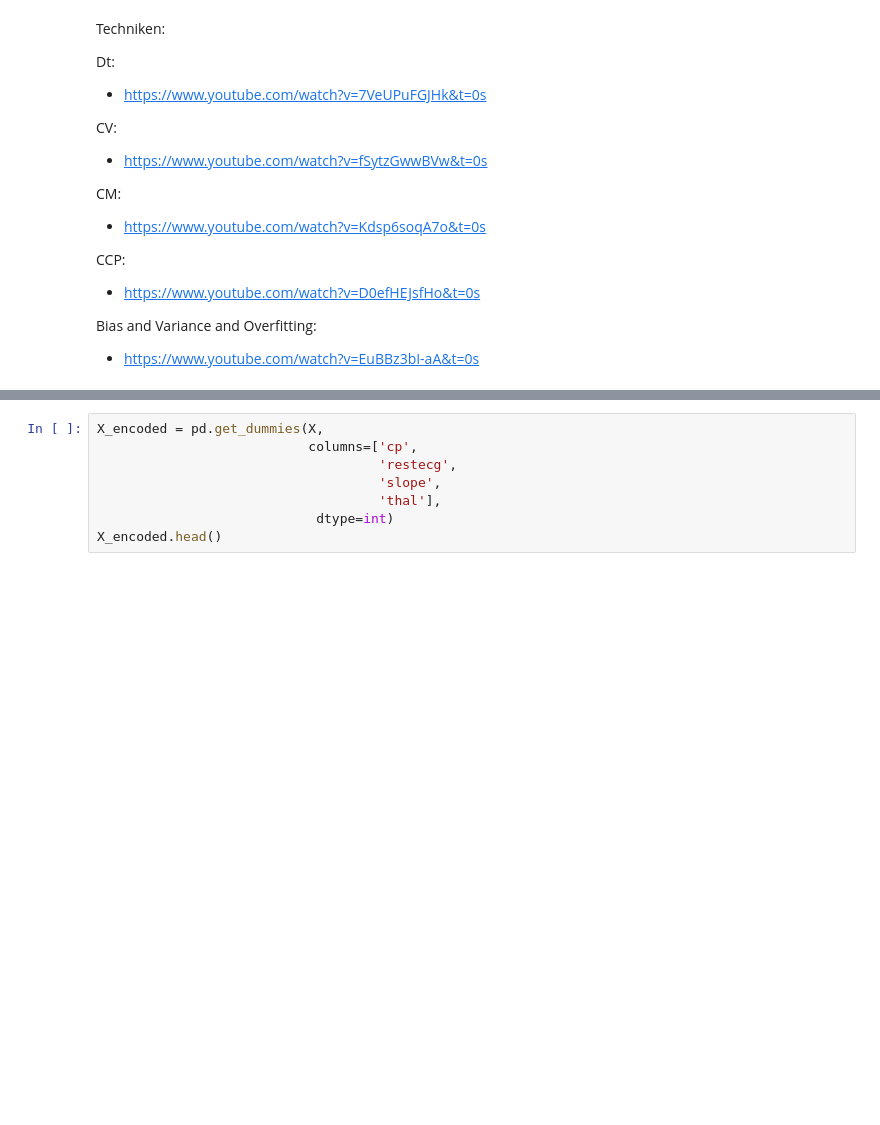
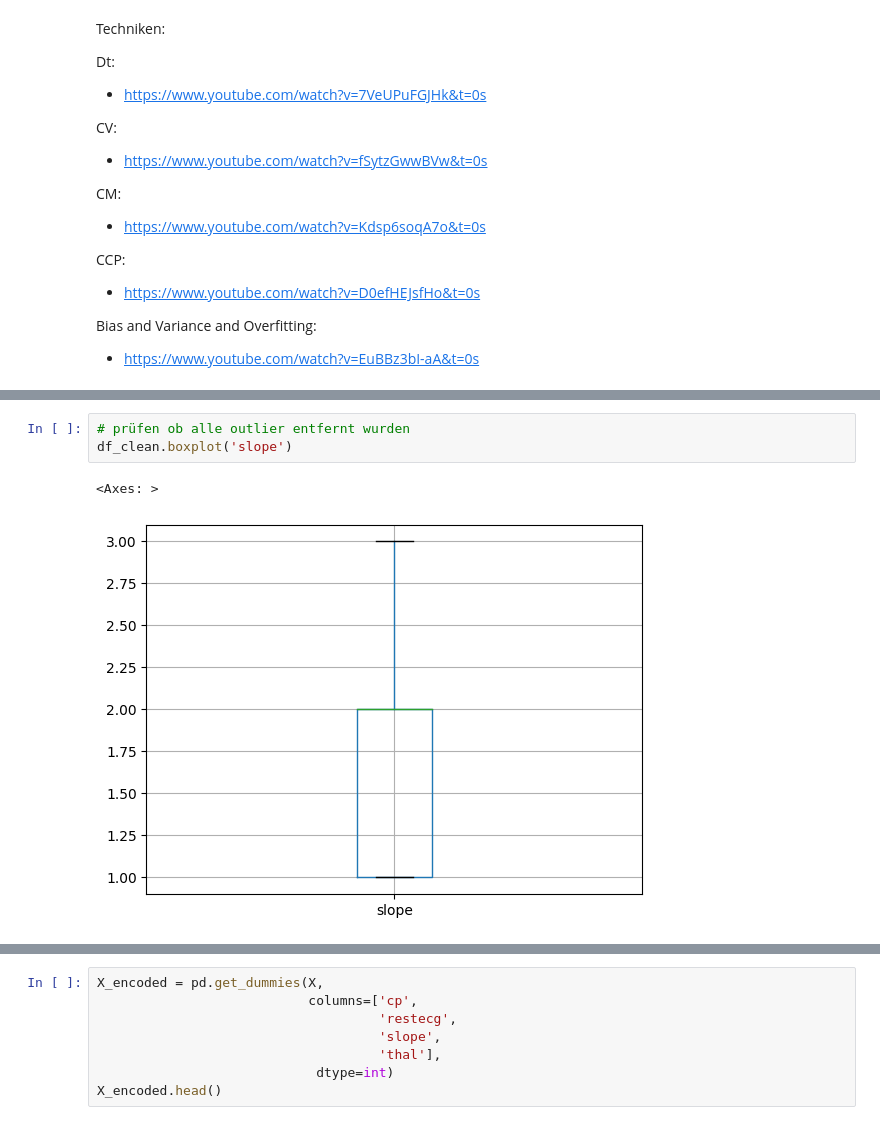
Before and after one commit to alles-grob/dc-jupyter-notebook-g, a Jupyter notebook: demo.ipynb, the cells around one changed output, grey strips where cells are left out. Cells and saved outputs as stored; diff of their text form; blank space fills up the shorter version.

```diff
--- a/demo.ipynb
+++ b/demo.ipynb
@@ -196,0 +315,6 @@ pd.get_dummies(X, columns=['cp'], dtype=int).head()
+# %%
+# prüfen ob alle outlier entfernt wurden
+df_clean.boxplot('slope')
+# %% [output]
+<Axes: >
+[figure, added]
```
Also changed, not shown: parts of 89 cells of this notebook, 6 other files.
